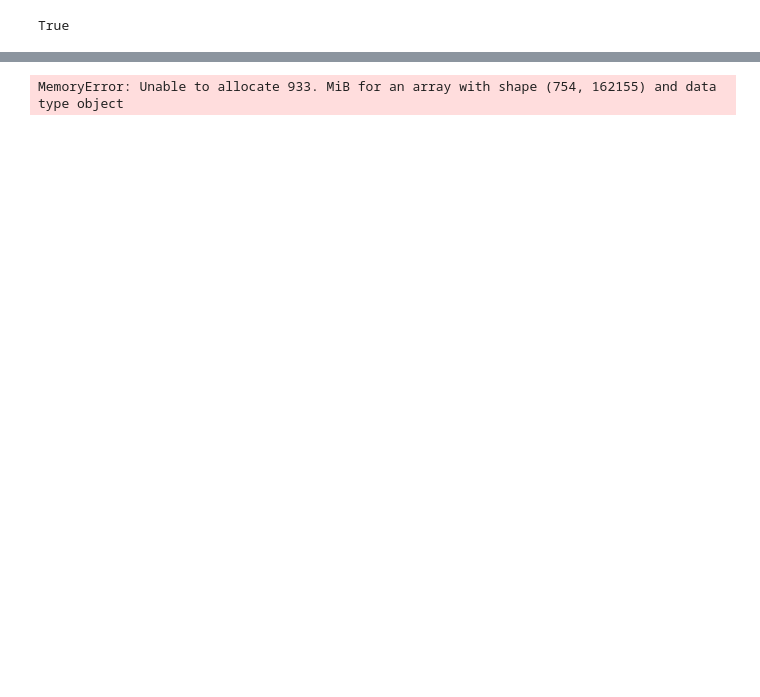
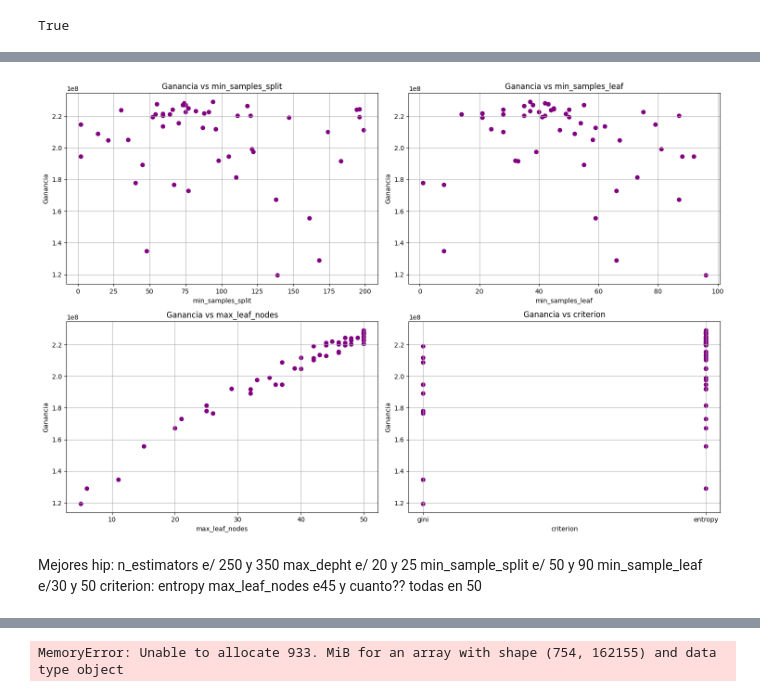
Before and after one commit to florafirpo/DMEyF, a Jupyter notebook: compe_01.ipynb, the cells around one changed output, grey strips where cells are left out. Cells and saved outputs as stored; diff of their text form; code cells hidden in the pictures; blank space fills up the shorter version.

```diff
--- a/compe_01.ipynb
+++ b/compe_01.ipynb
@@ -157,0 +264,34 @@ def ganancia_prob(y_hat, y, prop=1, class_index=1, threshold=0.025):
+# %%
+import matplotlib.pyplot as plt
+
+import matplotlib.pyplot as plt
+
+# Extraer datos de los trials
+param_names = ["min_samples_split", "min_samples_leaf", "max_leaf_nodes", "criterion"]
+ganancias = [t.value for t in study.trials]
+
+# Graficar cada parámetro
+plt.figure(figsize=(15,10))
+
+for i, param in enumerate(param_names, 1):
+    param_values = [t.params.get(param) for t in study.trials]
+
+    plt.subplot(2, 2, i)
+    plt.scatter(param_values, ganancias, color='purple')
+    plt.xlabel(param)
+    plt.ylabel("Ganancia")
+    plt.title(f"Ganancia vs {param}")
+    plt.grid(True)
+
+plt.tight_layout()
+plt.show()
+# %% [output]
+[figure, added]
+# %% [markdown]
+Mejores hip:
+n_estimators e/ 250 y 350
+max_depht e/ 20 y 25
+min_sample_split e/ 50 y 90
+min_sample_leaf e/30 y 50
+criterion: entropy
+max_leaf_nodes e45 y cuanto?? todas en 50
```
Also changed, not shown: parts of 20 cells of this notebook.
